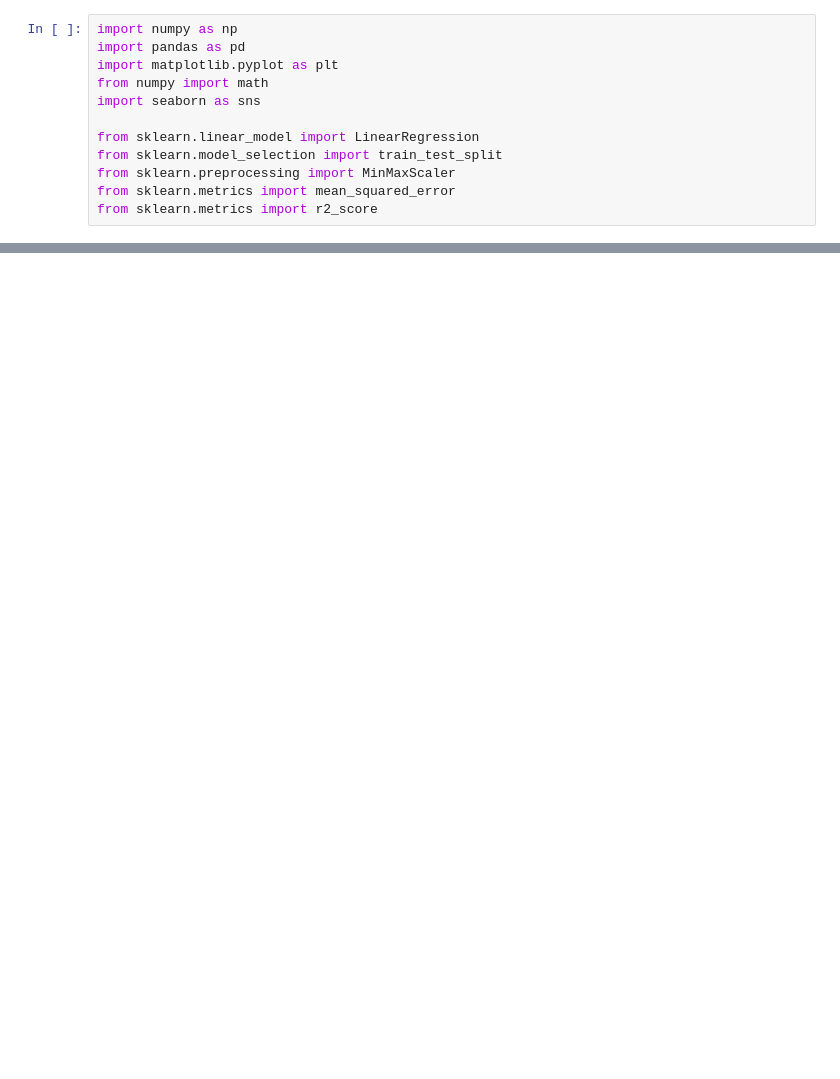
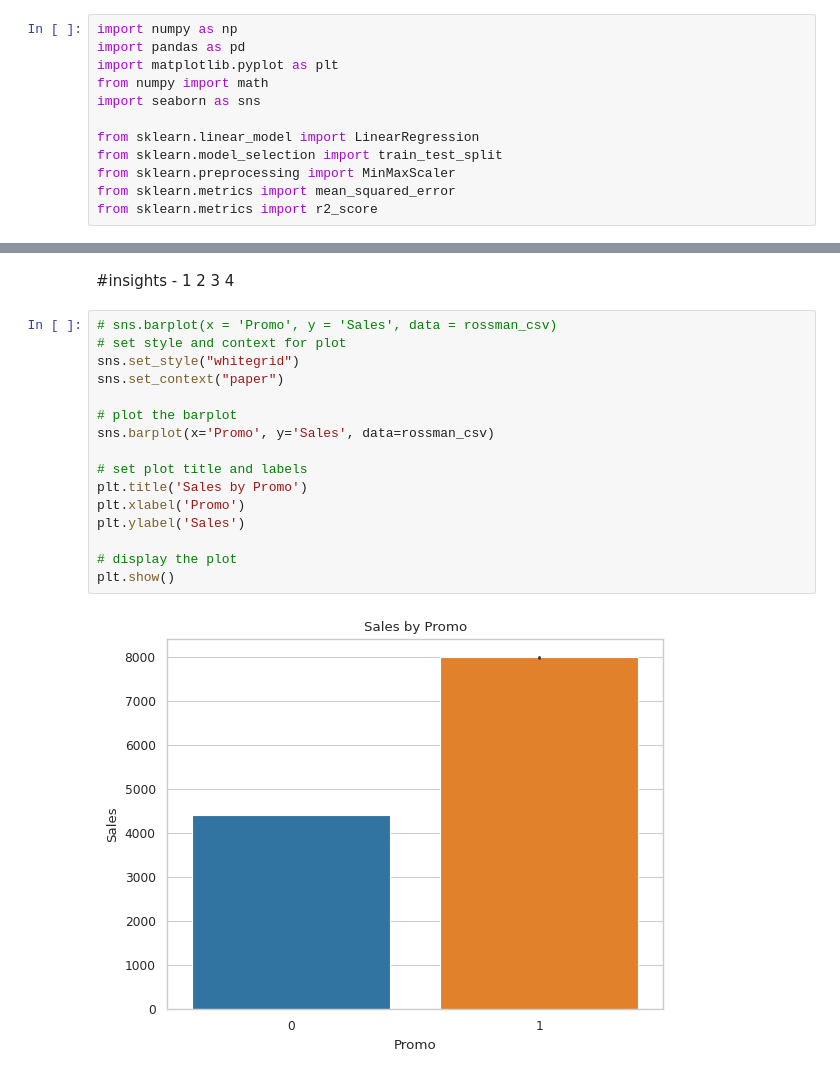
Before and after one commit to gautampatil01/Retail-Sales-Prediction, a Jupyter notebook: Retail_Sales_Prediction.ipynb, the cells around one changed output, grey strips where cells are left out. Drawn from its saved outputs; the diff is of its cells as text; blank space fills up the shorter version.

```diff
--- a/Retail_Sales_Prediction.ipynb
+++ b/Retail_Sales_Prediction.ipynb
@@ -63,0 +143,24 @@ Number of null values as NaN: 354
+# %% [markdown]
+#insights -
+1
+2
+3
+4
+# %%
+# sns.barplot(x = 'Promo', y = 'Sales', data = rossman_csv)
+# set style and context for plot
+sns.set_style("whitegrid")
+sns.set_context("paper")
+
+# plot the barplot
+sns.barplot(x='Promo', y='Sales', data=rossman_csv)
+
+# set plot title and labels
+plt.title('Sales by Promo')
+plt.xlabel('Promo')
+plt.ylabel('Sales')
+
+# display the plot
+plt.show()
+# %% [output]
+[figure, added]
```
Also changed, not shown: parts of 43 cells of this notebook.
